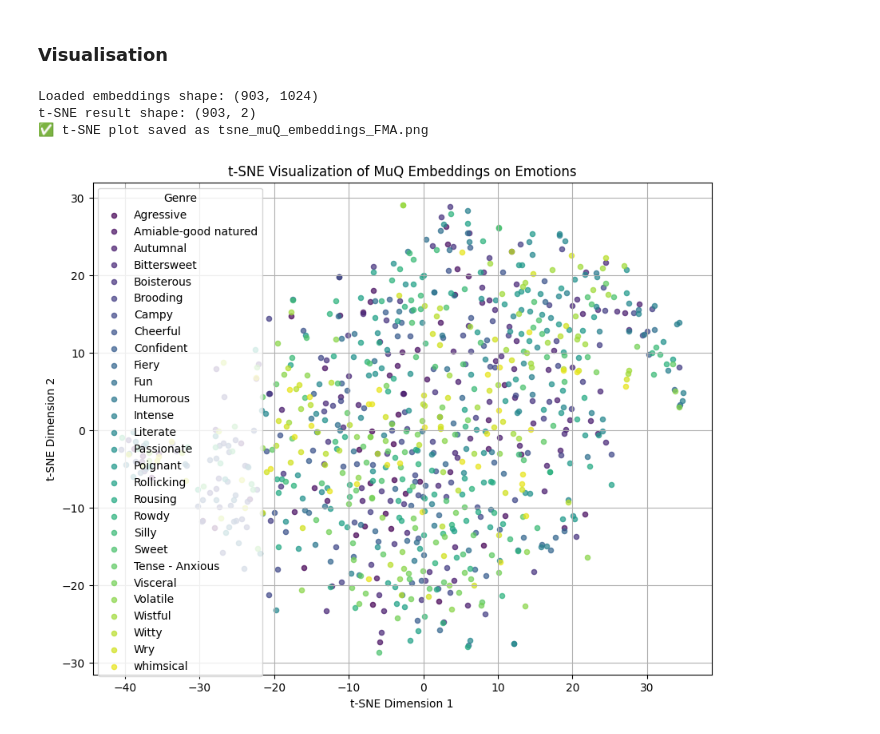
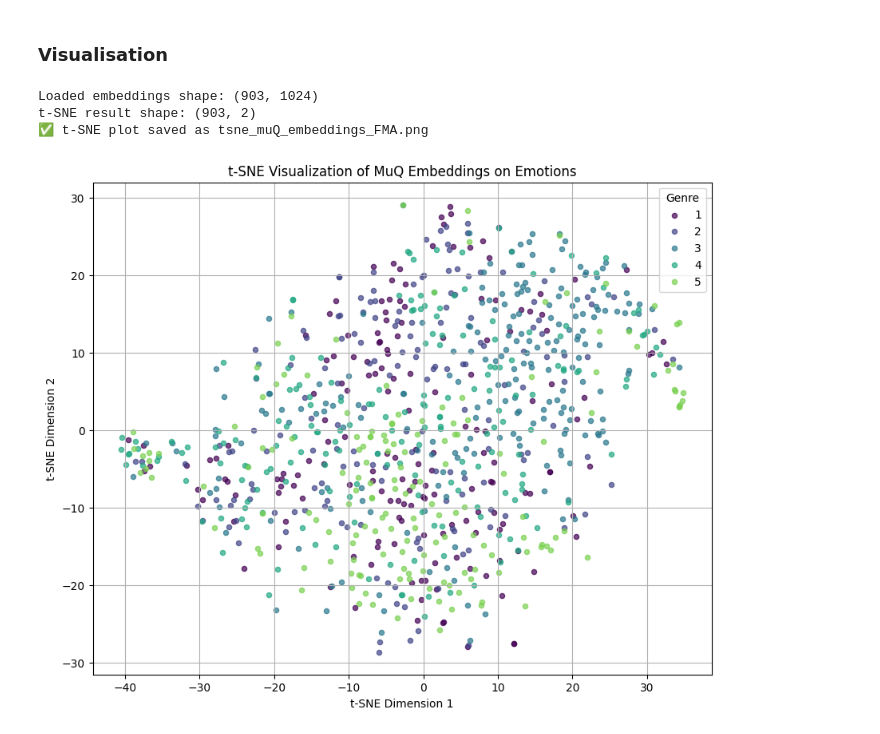
Before and after one commit to wassimaarab/Smart-Playlist-generation, a Jupyter notebook: embedding_extraction_MIREX.ipynb, the cells around one changed output. Drawn from its saved outputs; the diff is of its cells as text; code cells hidden in the pictures.

```diff
--- a/embedding_extraction_MIREX.ipynb
+++ b/embedding_extraction_MIREX.ipynb
@@ -86,33 +103,33 @@ import matplotlib.pyplot as plt
 import numpy as np
 
 
 
-embeddings , genres , filenames = load_embeddings()
+embeddings , genres , filenames = load_embeddings("muq_embedding_MIREX.csv")
 X_2d = TSNE(n_components=2, random_state=42).fit_transform(embeddings)
 print("Loaded embeddings shape:", embeddings.shape)
 print("t-SNE result shape:", X_2d.shape)
 plt.figure(figsize=(10, 8))
 # Obtenir la liste unique des genres
 unique_genres = np.unique(genres)
 n_classes = len(unique_genres)
-# Couleurs : utiliser un colormap qui a assez de couleurs pour tous les genres
+
 cmap = plt.get_cmap("viridis")
 colors = [cmap(i / n_classes) for i in range(n_classes)]
 class_to_color = {cls: colors[i] for i, cls in enumerate(unique_genres)}
 # Plot genre par genre
 for genre in unique_genres:
     idx = genres == genre
     plt.scatter(X_2d[idx, 0], X_2d[idx, 1], label=genre, color=class_to_color[genre], alpha=0.7, s=20)
 plt.title("t-SNE Visualization of MuQ Embeddings on Emotions")
 plt.xlabel("t-SNE Dimension 1")
 plt.ylabel("t-SNE Dimension 2")
 plt.legend(title="Genre")
 plt.grid(True)
 # Sauvegarde du graphique
 plt.savefig("tsne_muQ_embeddings_MIREX.png", dpi=300)
 print("✅ t-SNE plot saved as tsne_muQ_embeddings_FMA.png")
 # %% [output]
 Loaded embeddings shape: (903, 1024)
 t-SNE result shape: (903, 2)
 ✅ t-SNE plot saved as tsne_muQ_embeddings_FMA.png
-[figure, old version]
+[figure, new version]
```
Also changed, not shown: parts of 1 cell of this notebook, 4 other files.
